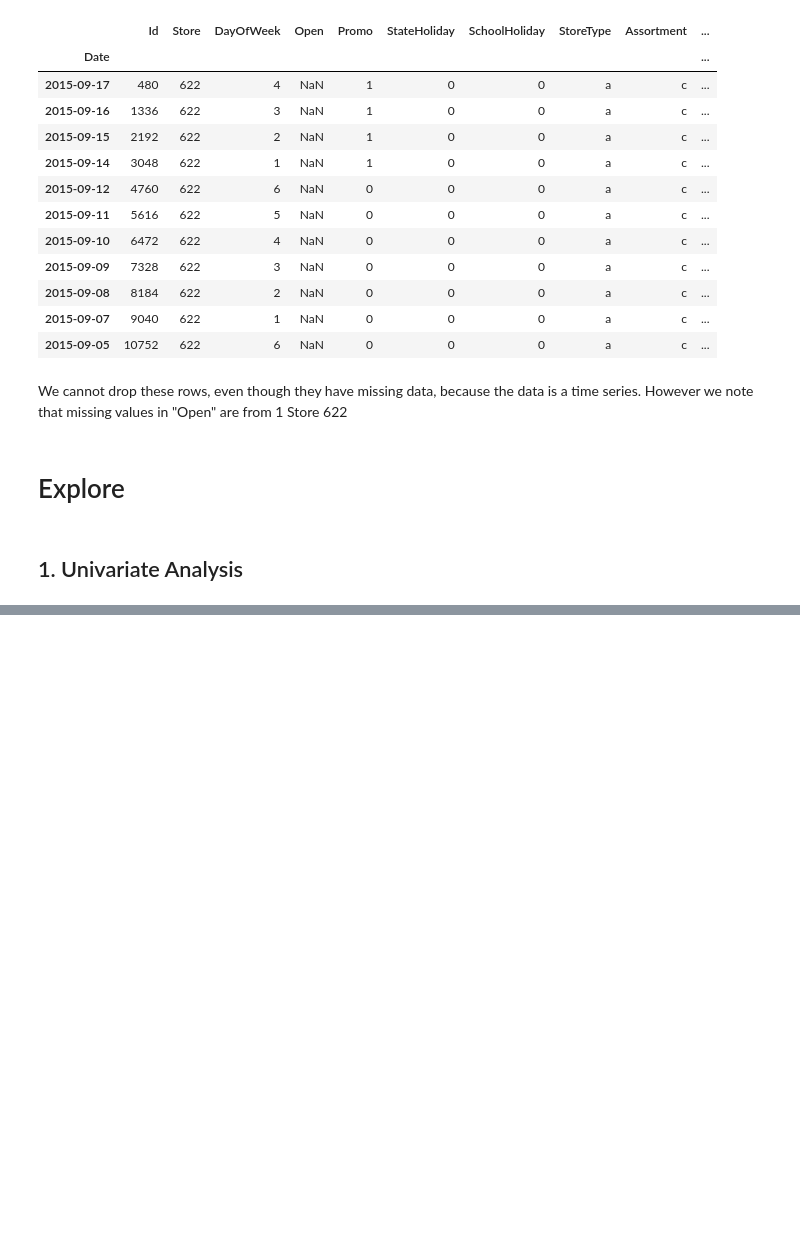
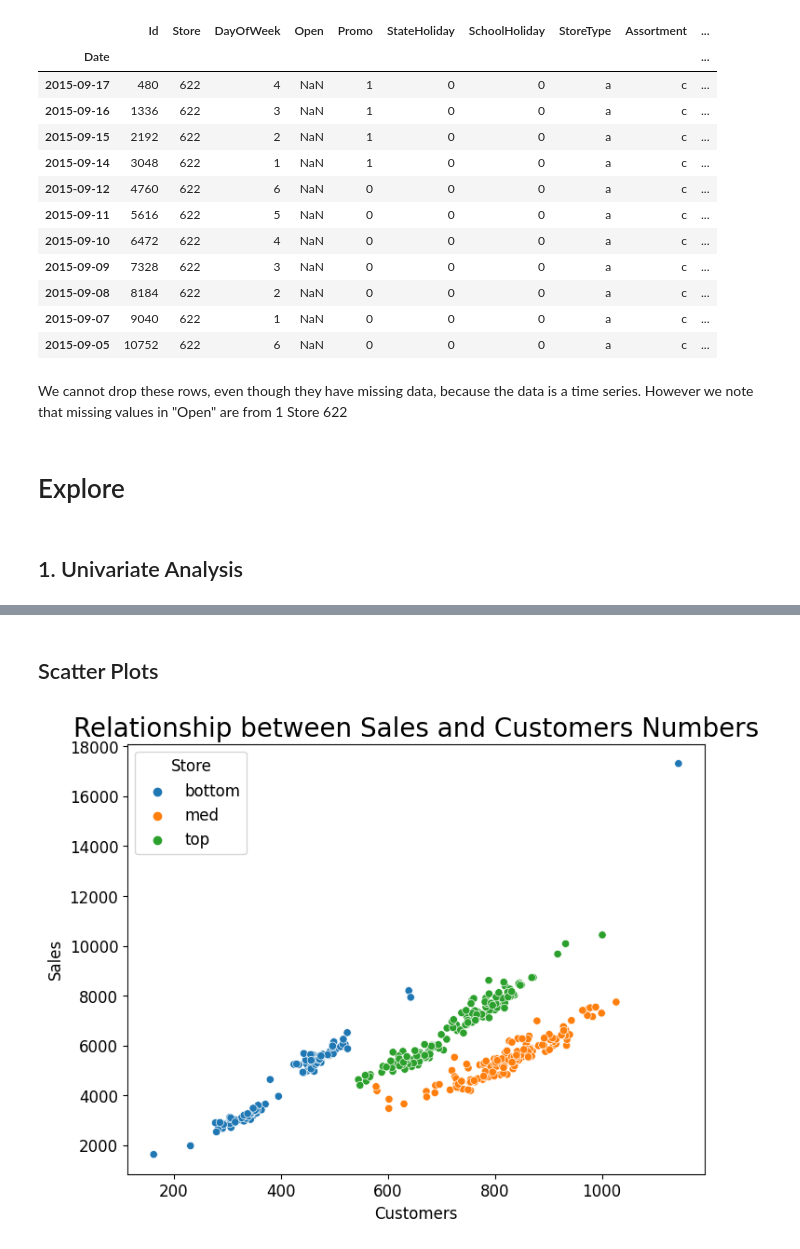
Before and after one commit to emtinanseo/Sales-Future-Forecast, a Jupyter notebook: notebooks/eda_indepth.ipynb, the cells around one changed output, grey strips where cells are left out. Saved outputs shown, nothing was run; the diff lists cells and outputs as text; code cells hidden in the pictures; blank space fills up the shorter version.

```diff
--- a/notebooks/eda_indepth.ipynb
+++ b/notebooks/eda_indepth.ipynb
@@ -507,0 +439,2 @@ There are slightly more sales on weekdays.
+# %% [markdown]
+## Scatter Plots
@@ -507,0 +446,8 @@ There are slightly more sales on weekdays.
+# %%
+_, ax = plt.subplots(1, figsize=(8, 6))
+sns.scatterplot(ax= ax, x= agg_df.Customers, y = agg_df.Sales, hue = agg_df.Store)
+plt.title('Relationship between Sales and Customers Numbers', size=20)
+#plt.savefig('sales_vs_customers', bbox_inches = 'tight')
+plt.show()
+# %% [output]
+[figure, added]
```
Also changed, not shown: parts of 80 cells of this notebook, 2 other files.
